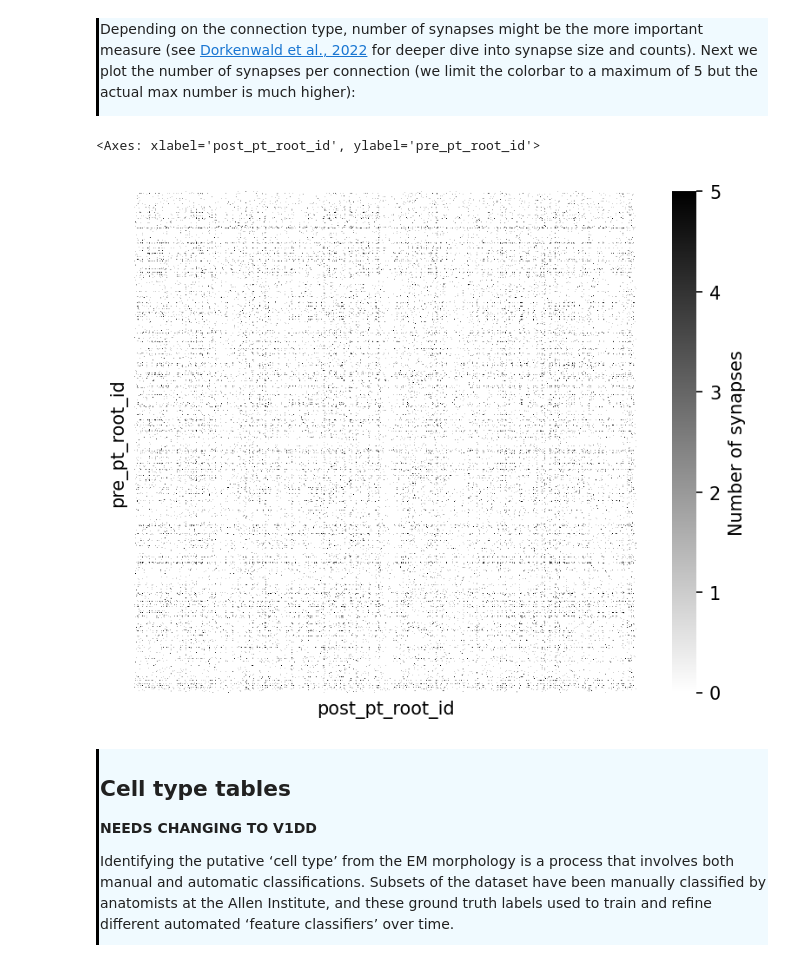
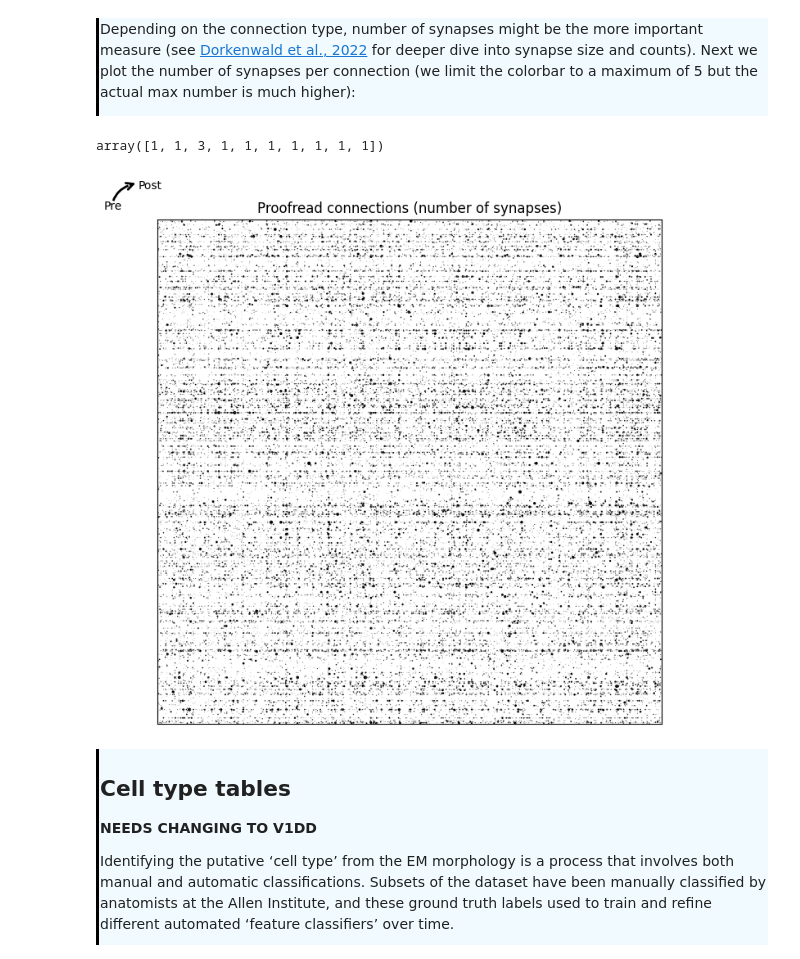
Before and after one commit to AllenSWDB/SWDB_2025_Connectomics, a Jupyter notebook: code/solutions/Workshop1.ipynb, the cells around one changed output. Cells and saved outputs as stored; diff of their text form; code cells hidden in the pictures.

Commit message:
stash initial take at adding matrix plotting

```diff
--- a/code/solutions/Workshop1.ipynb
+++ b/code/solutions/Workshop1.ipynb
@@ -130,7 +140,9 @@ A common pattern to generate a list of connections between unique pairs of neuro
 
 </div>
 # %%
-syn_df = pd.read_feather(f"{data_dir}/syn_df_all_to_proofread_to_all_{mat_version}.feather")
+syn_df = pd.read_feather(
+    f"{data_dir}/syn_df_all_to_proofread_to_all_{mat_version}.feather"
+)
 # %%
 syn_df.shape
 # %% [output]
@@ -320,11 +444,8 @@ How to take synapse size and number into account depends on the specific analysi
 </d>
 # %%
 # get the ids of all proofread cells
-proof_root_ids = axon_proof_root_ids[np.isin(axon_proof_root_ids, dendrite_proof_root_ids)]
-
-# matrix of mean synapse size
-syn_mat = proof_proof_syn_table.pivot_table(index="pre_pt_root_id", columns="post_pt_root_id",
-                                            values="size", aggfunc=lambda x: np.mean(x)).fillna(0)
-
-# Make sure matrix is quadratic
-syn_mat = syn_mat.reindex(columns=np.array(syn_mat.index))
+proof_root_ids = axon_proof_root_ids[
+    np.isin(axon_proof_root_ids, dendrite_proof_root_ids)
+]
+syn_mat = make_adjacency(syn_df, source_cell_index=proof_root_ids, aggfunc="mean")
+syn_mat.data
@@ -344,23 +471,23 @@ Depending on the connection type, number of synapses might be the more important
 
 </d>
 # %%
-# get the ids of all proofread cells
-proof_root_ids = axon_proof_root_ids[np.isin(axon_proof_root_ids, dendrite_proof_root_ids)]
-
-# matrix of sum of synapse size
-syn_mat = proof_proof_syn_table.pivot_table(index="pre_pt_root_id", columns="post_pt_root_id",
-                                            values="size", aggfunc=lambda x: np.sum(x > 0)).fillna(0)
-
-# Make sure matrix is quadratic
-syn_mat = syn_mat.reindex(columns=np.array(syn_mat.index))
+syn_mat = make_adjacency(syn_df, proof_root_ids, aggfunc=lambda x: np.sum(x > 0))
+# show the first 10 nonzero values in the sparse array
+syn_mat.data[:10]
+# %% [output]
+array([1, 1, 3, 1, 1, 1, 1, 1, 1, 1])
 # %%
-fig, ax = plt.subplots(figsize=(7, 5), dpi=150)
-sns.heatmap(syn_mat, cmap="gray_r", xticklabels=[], yticklabels=[],
-            ax=ax, square=True, vmin=0, vmax=5,
-            cbar_kws={"label": "Number of synapses"})
+ax, grid = adjacencyplot(
+    syn_mat,
+    edge_hue=True,
+    edge_size=True,
+    edge_palette="Greys",
+    sizes=(0.1, 10),  # set the min and max size of the dots
+    hue_norm=(0.3, 1),  # set how to scale colors
+    title="Proofread connections (number of synapses)",
+)
 # %% [output]
-<Axes: xlabel='post_pt_root_id', ylabel='pre_pt_root_id'>
-[figure, old version]
+[figure, new version]
 # %% [markdown]
 <div style="border-left: 3px solid #000; padding: 1px; padding-left: 10px; background: #F0FAFF; ">
 
```
Also changed, not shown: parts of 25 cells of this notebook, 3 other files.
